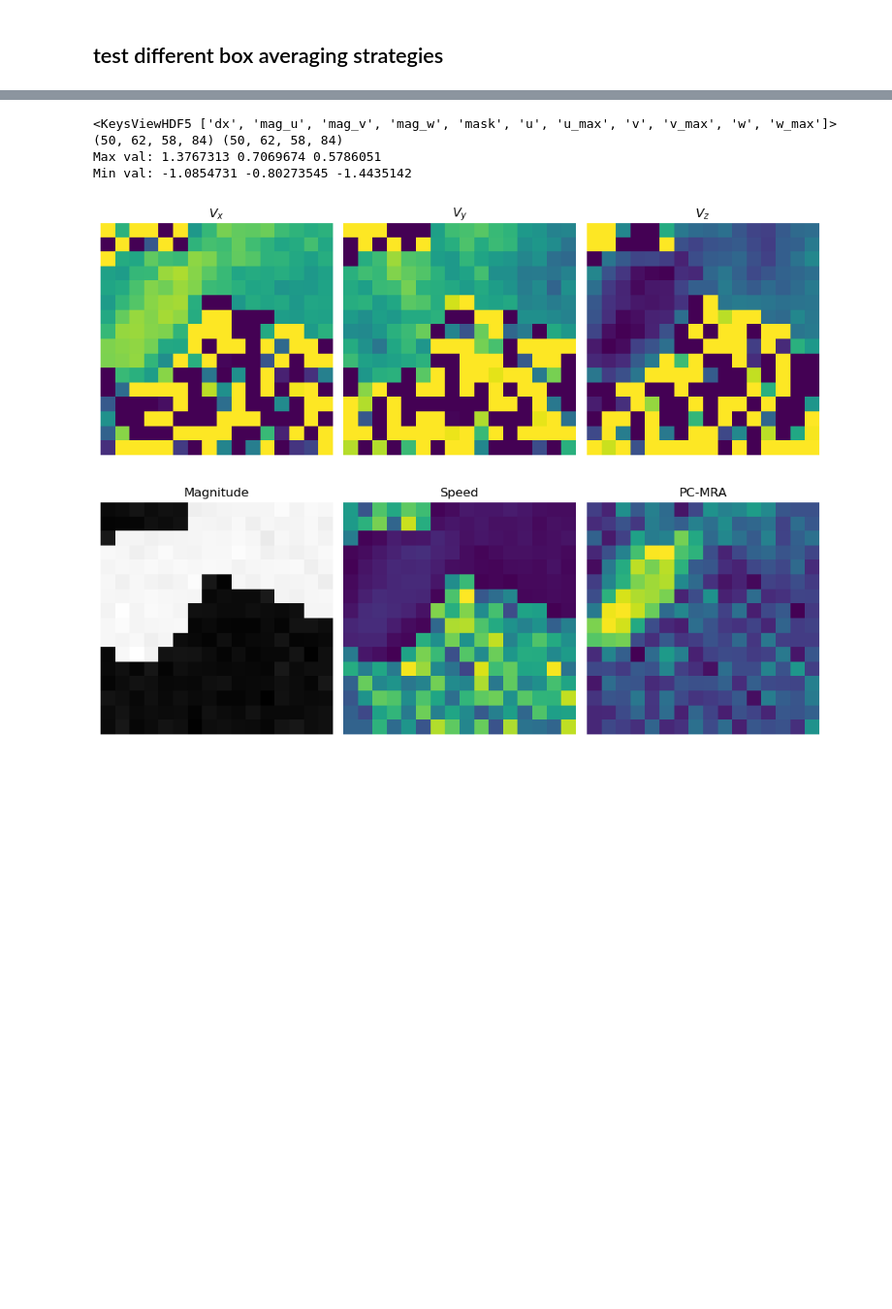
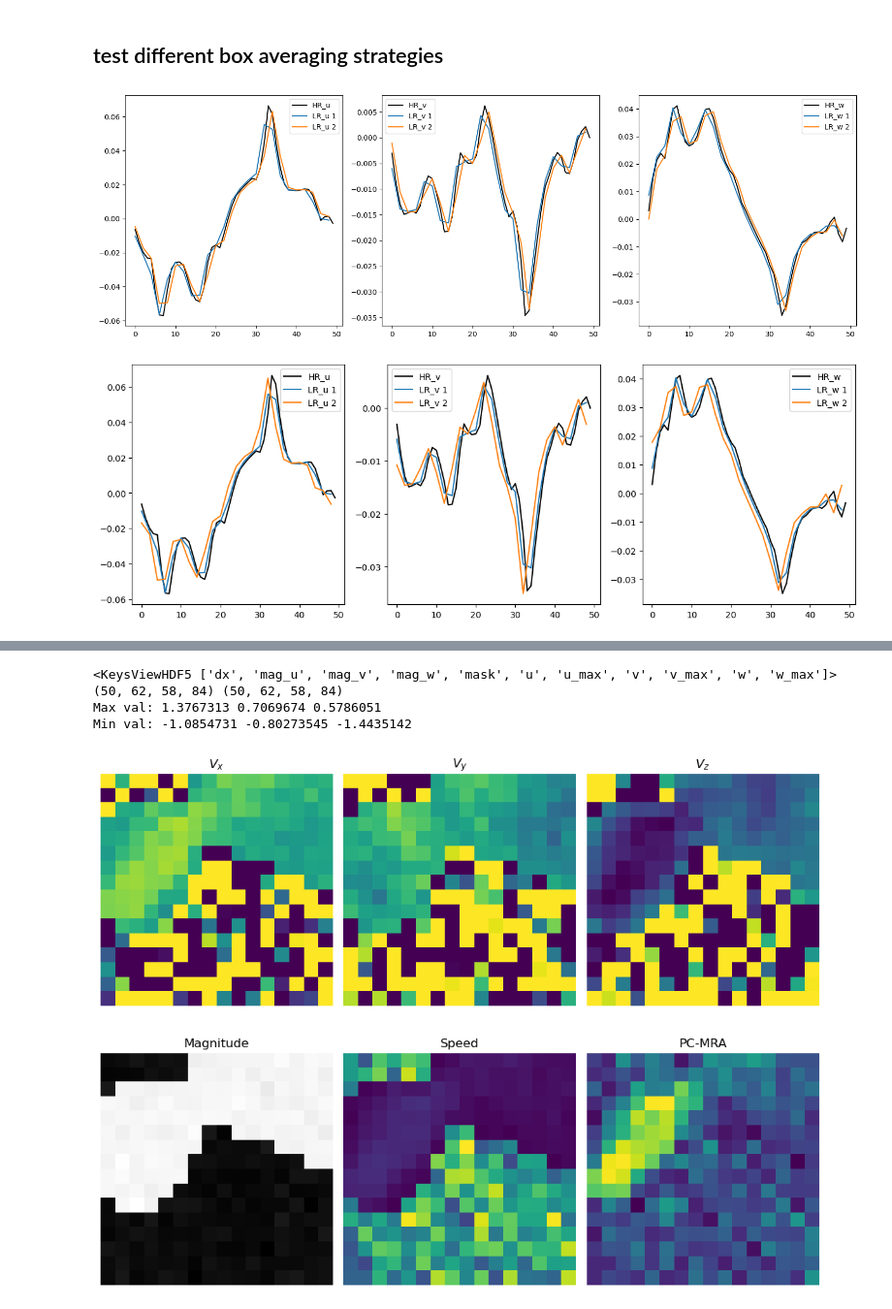
Before and after one commit to PiaaCaa/4DFlowNet, a Jupyter notebook: src/notebooks/experimental.ipynb, the cells around one changed output, grey strips where cells are left out. Shown at 97% size. Cells and saved outputs as stored; diff of their text form; code cells hidden in the pictures; blank space fills up the shorter version.

```diff
--- a/src/notebooks/experimental.ipynb
+++ b/src/notebooks/experimental.ipynb
@@ -86,3 +86,72 @@ plt.xlim(-1, 1)
 # %% [markdown]
 ## test different box averaging strategies
+# %%
+from prepare_data.temporal_downsampling import temporal_box_averaging_and_downsampling
+
+data_dir = '../../data/CARDIAC/'
+hr_box_path = 'M4_2mm_step2_cloudmagnRot_boxavg_HRfct.h5'
+lr_box_path = 'M4_2mm_step2_cloudmagnRot_boxavg_LRfct_noise.h5'
+hrhr_box_path = 'M4_2mm_step1_static_dynamic.h5'
+
+lr_data = {}
+hr_data = {}
+with h5py.File(f'{data_dir}{hr_box_path}', 'r') as f:
+    for k in f.keys():
+        hr_data[k] = np.array(f[k]).squeeze()
+with h5py.File(f'{data_dir}{lr_box_path}', 'r') as f:
+    for k in f.keys():
+        lr_data[k] = np.array(f[k]).squeeze()
+
+
+plt.figure(figsize=(15, 5))
+
+vel_colnames = ['u', 'v', 'w']
+for i, vel in enumerate(vel_colnames):
+    plt.subplot(1, 3, i+1)
+    t_range = range(0, hr_data[vel].shape[0])
+    plt.plot(t_range, np.average(hr_data[vel], axis=(1, 2, 3),weights = lr_data['mask']), label=f'HR_{vel}', color = 'black')
+    plt.plot(t_range[::2], np.average(lr_data[vel][::2], axis=(1, 2, 3),weights = lr_data['mask'][::2]), label=f'LR_{vel} 1')
+    plt.plot(t_range[::2], np.average(lr_data[vel][1::2], axis=(1, 2, 3),weights = lr_data['mask'][::2]), label=f'LR_{vel} 2')
+
+
+    plt.legend()
+
+plt.tight_layout()
+plt.show()
+
+hrhr_data = {}
+# part 2: self sampling
+with h5py.File(f'{data_dir}{hrhr_box_path}', 'r') as f:
+    for k in f.keys():
+        hrhr_data[k] = np.array(f[k]).squeeze()
+
+# compute new averages
+new_box_avg = {}
+u_box_avg_lr1, u_box_avg_lr2 = temporal_box_averaging_and_downsampling(hrhr_data['u'], 4)
+v_box_avg_lr1, v_box_avg_lr2 = temporal_box_averaging_and_downsampling(hrhr_data['v'], 4)
+w_box_avg_lr1, w_box_avg_lr2 = temporal_box_averaging_and_downsampling(hrhr_data['w'], 4)
+
+new_box_avg['u1'] = u_box_avg_lr1
+new_box_avg['u2'] = u_box_avg_lr2
+new_box_avg['v1'] = v_box_avg_lr1
+new_box_avg['v2'] = v_box_avg_lr2
+new_box_avg['w1'] = w_box_avg_lr1
+new_box_avg['w2'] = w_box_avg_lr2
+
+plt.figure(figsize=(15, 5))
+
+for i, vel in enumerate(vel_colnames):
+    plt.subplot(1, 3, i+1)
+    t_range = range(0, hr_data[vel].shape[0])
+    plt.plot(t_range, np.average(hr_data[vel], axis=(1, 2, 3),weights = hr_data['mask']), label=f'HR_{vel}', color = 'black')
+
+
+    plt.plot(t_range[::2], np.average(new_box_avg[f'{vel}1'], axis=(1, 2, 3),weights = lr_data['mask'][::2]), label=f'LR_{vel} 1')
+    plt.plot(t_range[::2], np.average(new_box_avg[f'{vel}2'], axis=(1, 2, 3),weights = lr_data['mask'][::2]), label=f'LR_{vel} 2')
+
+
+    plt.legend()
+# %% [output]
+[figure, added]
+[figure, added]
 # %%
```
Also changed, not shown: parts of 3 cells of this notebook, 10 other files.
